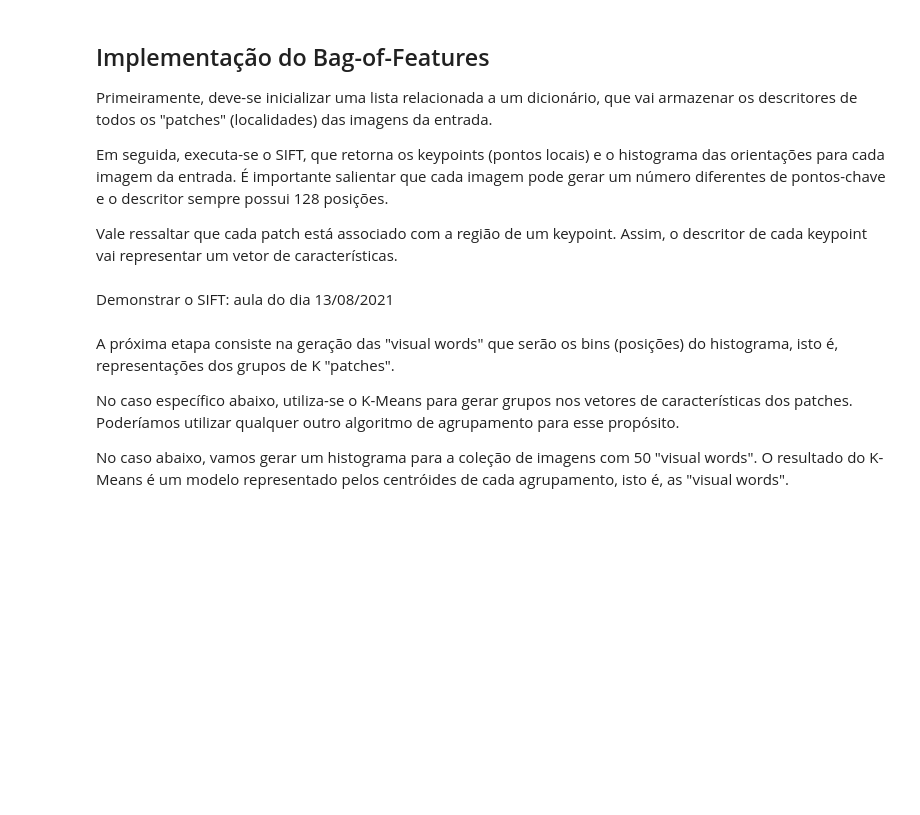
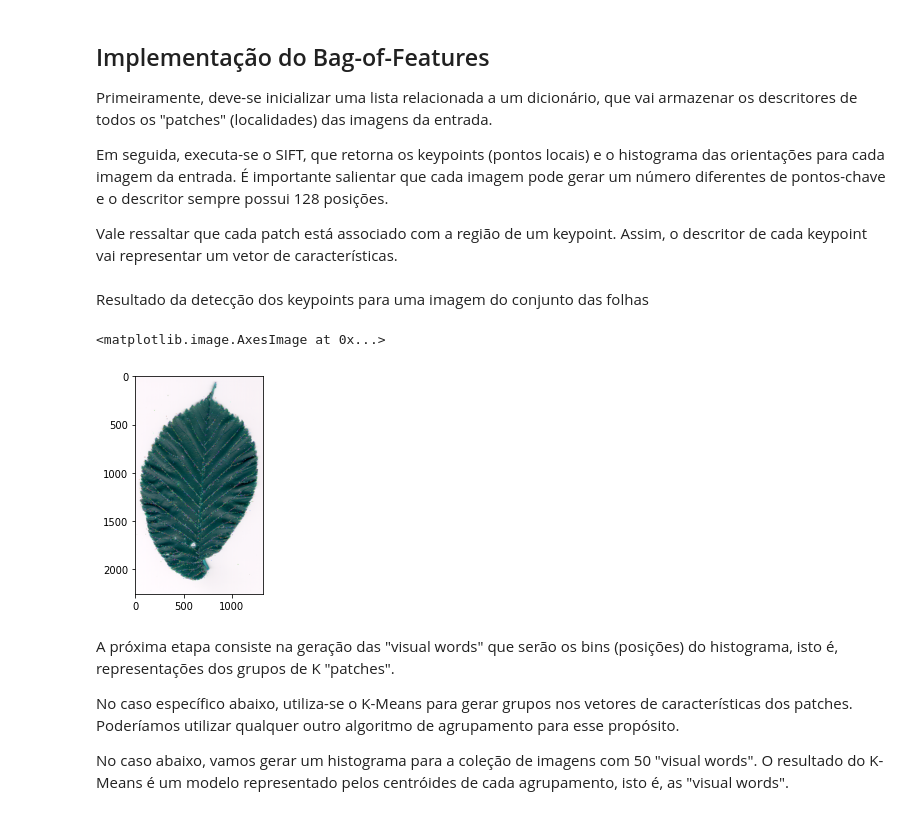
Before and after one commit to viniciusrpb/cic0193_machine_learning, a Jupyter notebook: cap2_3_feature_extraction_sift.ipynb, the cells around one changed output. Saved outputs shown, nothing was run; the diff lists cells and outputs as text; code cells hidden in the pictures; blank space fills up the shorter version.

```diff
--- a/cap2_3_feature_extraction_sift.ipynb
+++ b/cap2_3_feature_extraction_sift.ipynb
@@ -54,5 +55,3 @@ for img_path in l_imgs:
 
   for d in descriptor:
     dictionary.append(d)
-# %% [markdown]
-Demonstrar o SIFT: aula do dia 13/08/2021
@@ -61,3 +58,19 @@ Demonstrar o SIFT: aula do dia 13/08/2021
+# %% [markdown]
+Resultado da detecção dos keypoints para uma imagem do conjunto das folhas
+# %%
+sample = cv2.imread('/content/leafs/leaf1/img1.png')
+
+grays = cv2.cvtColor(sample,cv2.COLOR_BGR2GRAY)
+
+sift = cv2.xfeatures2d.SIFT_create()
+
+keypoints_img1,descriptor_img1 = sift.detectAndCompute(sample,None)
+
+sample = cv2.drawKeypoints(sample,keypoints_img1,grays)
+plt.imshow(sample)
+# %% [output]
+<matplotlib.image.AxesImage at 0x...>
+[figure, added]
 # %% [markdown]
 A próxima etapa consiste na geração das "visual words" que serão os bins (posições) do histograma, isto é, representações dos grupos de K "patches".
 
```
Also changed, not shown: parts of 5 cells of this notebook.
